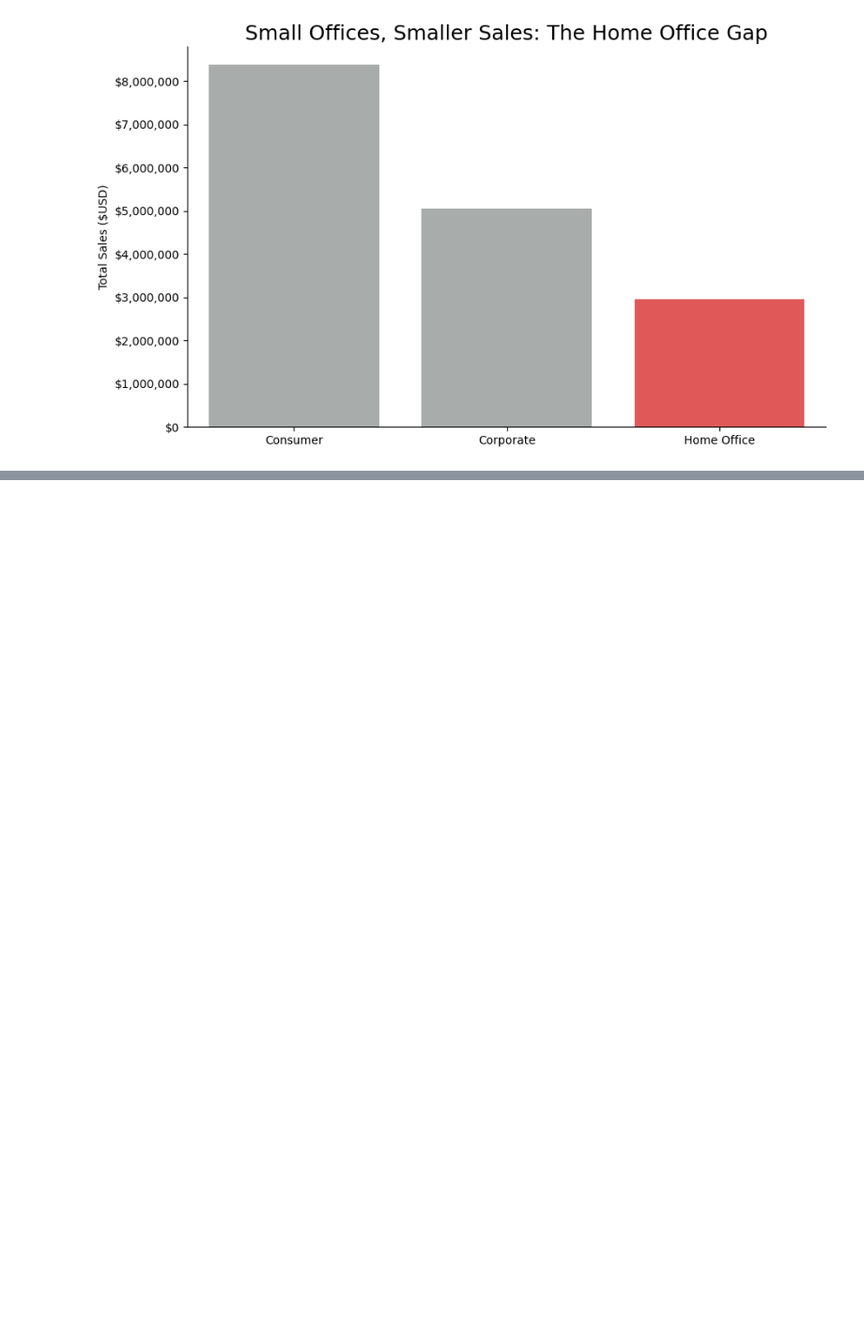
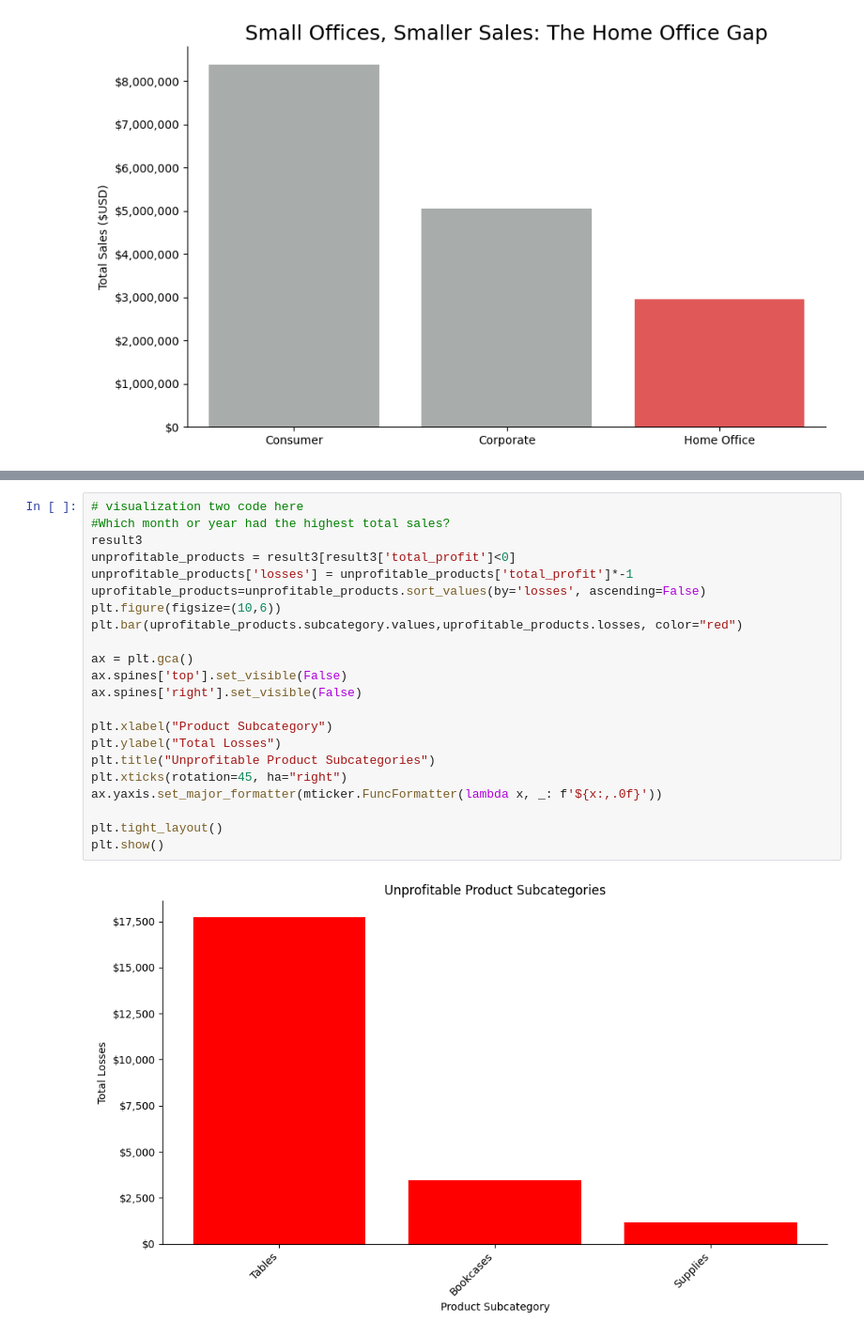
Before and after one commit to jessegarrido/DataAnalysisModule3, a Jupyter notebook: Week4/notebooks/superstore_sales_workflow.ipynb, the cells around one changed output, grey strips where cells are left out. Shown at 94% size. Drawn from its saved outputs; the diff is of its cells as text; blank space fills up the shorter version.

```diff
--- a/Week4/notebooks/superstore_sales_workflow.ipynb
+++ b/Week4/notebooks/superstore_sales_workflow.ipynb
@@ -401,0 +509,24 @@ plt.show()
+# %%
+# visualization two code here
+#Which month or year had the highest total sales?
+result3
+unprofitable_products = result3[result3['total_profit']<0]
+unprofitable_products['losses'] = unprofitable_products['total_profit']*-1
+uprofitable_products=unprofitable_products.sort_values(by='losses', ascending=False)
+plt.figure(figsize=(10,6))
+plt.bar(uprofitable_products.subcategory.values,uprofitable_products.losses, color="red")
+
+ax = plt.gca()
+ax.spines['top'].set_visible(False)
+ax.spines['right'].set_visible(False)
+
+plt.xlabel("Product Subcategory")
+plt.ylabel("Total Losses")
+plt.title("Unprofitable Product Subcategories")
+plt.xticks(rotation=45, ha="right")
+ax.yaxis.set_major_formatter(mticker.FuncFormatter(lambda x, _: f'${x:,.0f}'))
+
+plt.tight_layout()
+plt.show()
+# %% [output]
+[figure, added]
```
Also changed, not shown: parts of 16 cells of this notebook, 1 other file.
